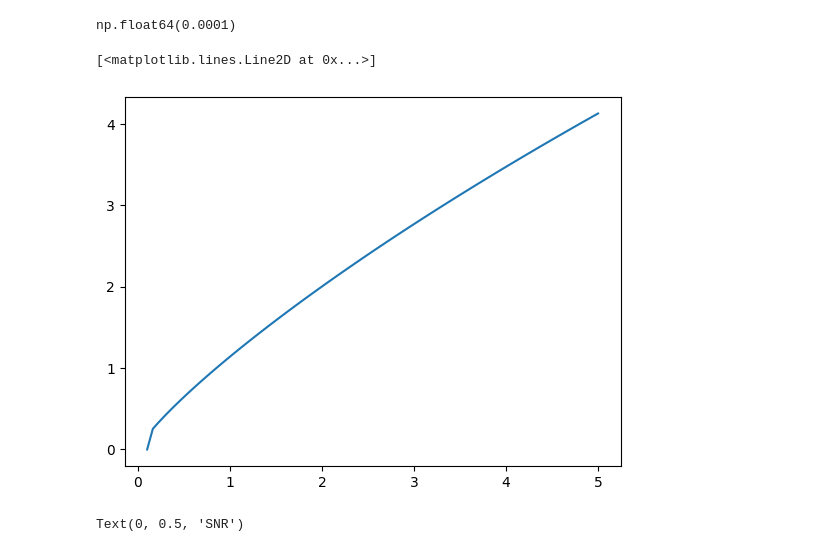
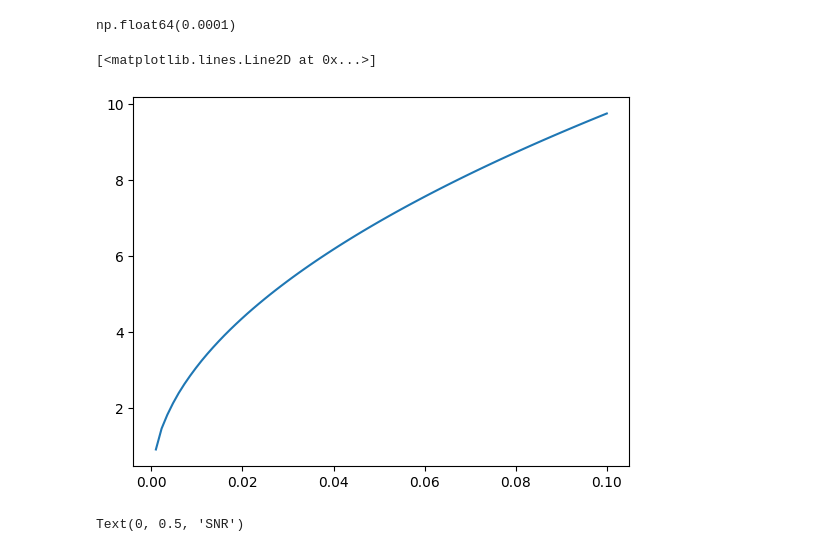
Before and after one commit to abby-moran/GW_pop_cosmo_inference, a Jupyter notebook: scripts/sandbox.ipynb, the cells around one changed output. Drawn from its saved outputs; the diff is of its cells as text; code cells hidden in the pictures.

```diff
--- a/scripts/sandbox.ipynb
+++ b/scripts/sandbox.ipynb
@@ -249,15 +253,15 @@ np.min(q_grid)
 # %% [output]
 np.float64(0.0001)
 # %%
-m1s=np.linspace(.1, 5, 80)
-qs=np.zeros_like(m1s)+.05
+m1s=np.zeros(80)+10 #np.linspace(.1, 5, 80)
+qs=np.linspace(.001, .1, 80)# np.zeros_like(m1s)+.05
 points = np.column_stack([m1s, qs])
 snrs_out=np.exp(log_snr_interp(points))
 # %%
-plt.plot(m1s, snrs_out)
+plt.plot(qs, snrs_out)
 # %% [output]
 [<matplotlib.lines.Line2D at 0x...>]
-[figure, old version]
+[figure, new version]
 # %%
 grid_file='snr_grid_326.npz'
 grid=np.load(grid_file)
```
Also changed, not shown: parts of 2 cells of this notebook, 5 other files.
